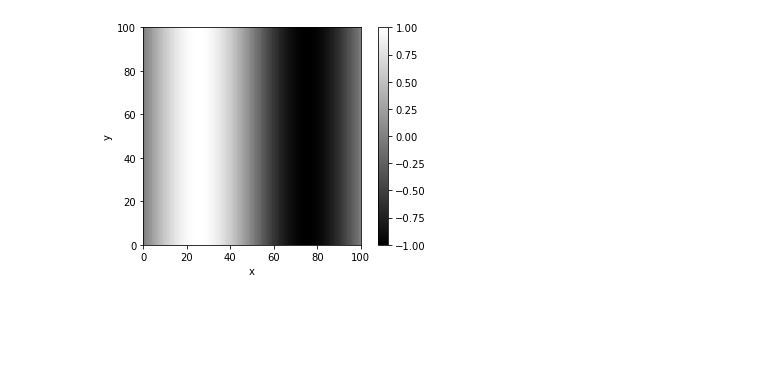
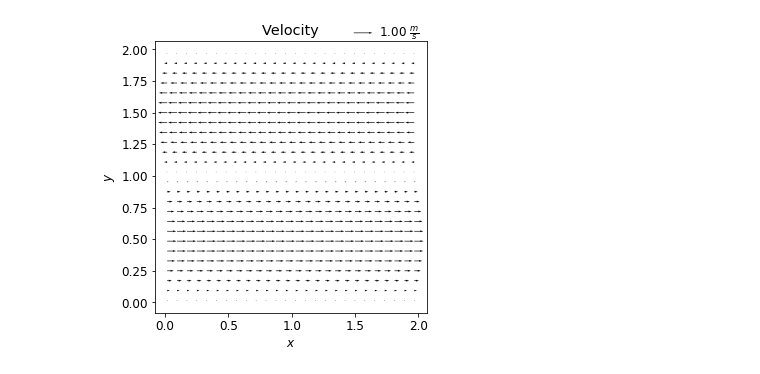
Before and after one commit to cjm715/lit, a Jupyter notebook: sim_simple.ipynb, the cells around one changed output. Drawn from its saved outputs; the diff is of its cells as text; code cells hidden in the pictures; blank space fills up the shorter version.

Commit message:
added a vector plot to vectortool

```diff
--- a/sim_simple.ipynb
+++ b/sim_simple.ipynb
@@ -5,11 +8,22 @@ from tools import ScalarTool
 # %%
 # Parameters
 N=128
-L=100.0
+L = 2.0
+dt = 0.0001
+T = 0.1
+kappa = 0.1
 
 st = ScalarTool(N,L)
+vt = VectorTool(N,L)
+op = OperatorKit(N,L,kappa)
 
-th=np.sin(2.0*np.pi*st.X[0]/st.L)
-st.plot_scalar(th)
+th = np.sin((2.0*np.pi/L)*st.X[0])
+
+vector = op.u_sin_flow
+
+fig= plt.figure(figsize = (5,5))
+vt.plot(vector)
+plt.title('Velocity')
+plt.show()
 # %% [output]
-[figure, old version]
+[figure, new version]
```
Also changed, not shown: parts of 1 cell of this notebook.
